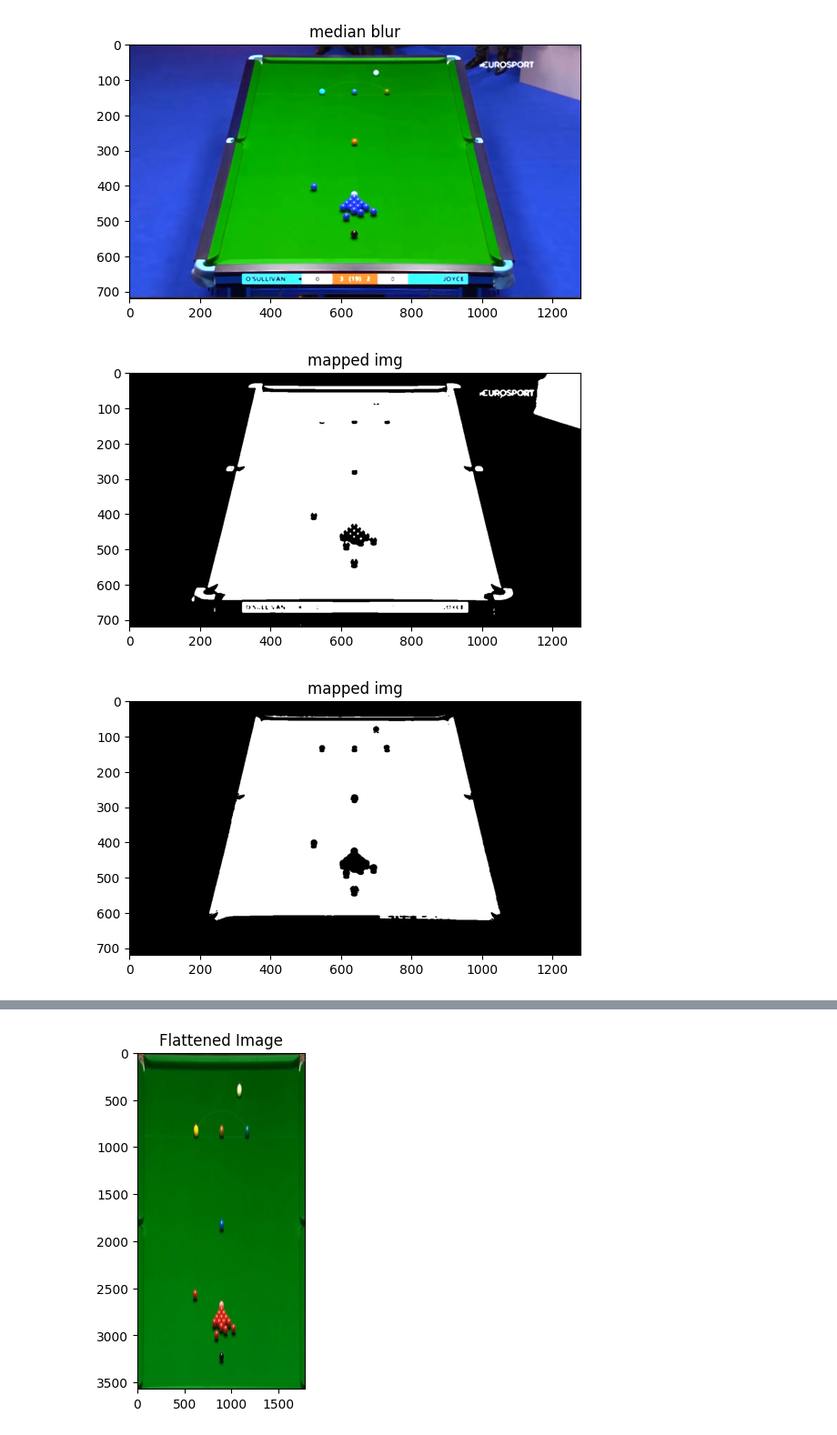
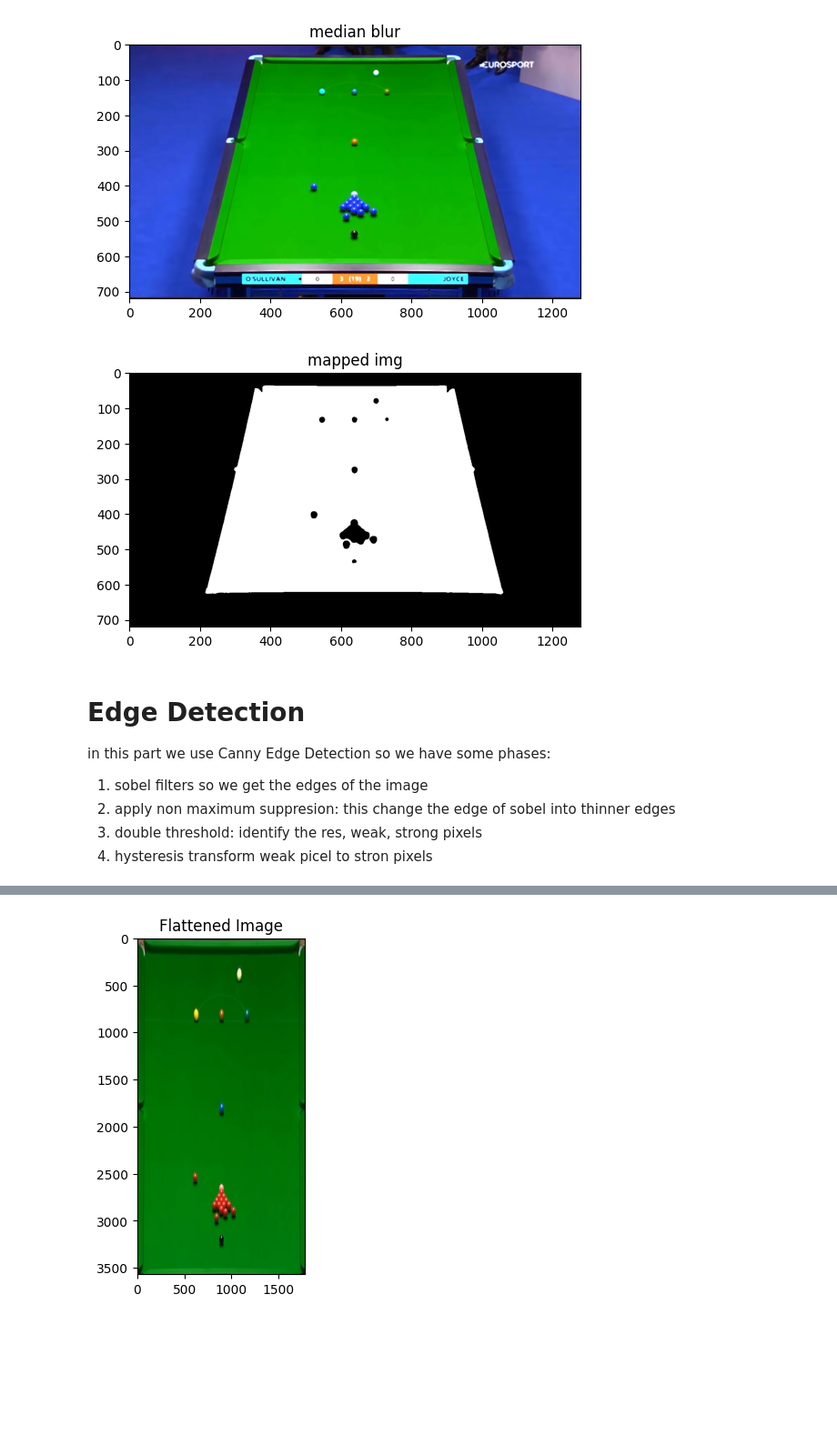
Before and after one commit to SamuelCorecco/Computer_Vision_Project, a Jupyter notebook: Task2.ipynb, the cells around one changed output, grey strips where cells are left out. Shown at 91% size. Cells and saved outputs as stored; diff of their text form; code cells hidden in the pictures; blank space fills up the shorter version.

Commit message:
update all da inizio fino all'area

```diff
--- a/Task2.ipynb
+++ b/Task2.ipynb
@@ -6,74 +11,68 @@ cv2.destroyAllWindows()
 # %%
 image_path = 'test_image.png'
 
 image = cv2.imread(image_path)
 
-# make all color more pure and more contrast
-# This make more clear edges
+# ##################################################
+# STEP 1: remove noise and make color image more pure
+# ##################################################
 
+# With median blur, the value of the center pixel is replaced by the median of all the pixels in the kernel area.
+# this reduces the noise in the image
 def custom_median_blur(image, kernel_size):
     padded_image = np.pad(image, ((kernel_size//2, kernel_size//2), (kernel_size//2, kernel_size//2), (0, 0)), mode='reflect')
     result = np.zeros_like(image)
     for i in range(image.shape[0]):
         for j in range(image.shape[1]):
             for k in range(image.shape[2]):
                 result[i, j, k] = np.median(padded_image[i:i+kernel_size, j:j+kernel_size, k])
     return result
+
+
+# this function is used to make the image more bright
+# increase the value of alpha to make the image more bright
+# decrease the value of beta to make the image more bright
 
 def custom_convert_scale_abs(image, alpha, beta):
     result = alpha * image + beta
     result = np.clip(result, 0, 255).astype(np.uint8)
     return result
 
 image = custom_median_blur(image, 5)
 image = custom_convert_scale_abs(image, 1.5, 0)
 
 plt.imshow(image)
 plt.title('median blur')
 plt.show()
+
+
+# ##################################################
+# STEP 2: convert into a binary image black and white
+# ##################################################
+
+# in this function we convert the image into a binary image
+# if the value of green component is greater than the red and blue component then we set the pixel to 255
+def map_to_gray(image, threshold=1.5):
+    mask = (image[:, :, 1] > image[:, :, 0]*threshold) & (image[:, :, 1] > image[:, :, 2]*threshold)
+    gray_mapped = np.where(mask, 255, 0)
+
+    return gray_mapped.astype(np.uint8)
+
+
+image = map_to_gray(image)
+plt.imshow(image, cmap='gray')
+plt.title('mapped img')
+plt.show()
 # %% [output]
 [figure]
+[figure, added]
-# %%
-# now map to gray scale but only with 2 colors
-# more blue more black more green more white
-def map_to_gray(image):
-    avg_color = np.mean(image, axis=(0, 1))
-    threshold = avg_color[1]
-    gray_mapped = np.where(image[..., 1] > threshold, 255, 0)
-    return gray_mapped.astype(np.uint8)
-
-# map to gray in proportion to the green channel, more green more white
-def map_to_gray2(image):
-    # Compute the average value for each color channel
-    avg_red = np.mean(image[:, :, 0])
-    avg_green = np.mean(image[:, :, 1])
-    avg_blue = np.mean(image[:, :, 2])
-
-    # Create a mask where green is higher than average and red and blue are below their averages
-    mask = (image[:, :, 1] > avg_green) & (image[:, :, 0] < avg_red) & (image[:, :, 2] < avg_blue)
-
-    # Apply the mask to set selected pixels to white, others to black
-    gray_mapped = np.where(mask, 255, 0)
-
-    # Return the resulting image
-    return gray_mapped.astype(np.uint8)
-
-
-image_2 = image.copy()
-image_2 = map_to_gray(image_2)
-
-# show black and white image
-plt.imshow(image_2, cmap='gray')
-plt.title('mapped img')
-plt.show()
-
-image = map_to_gray2(image)
-plt.imshow(image, cmap='gray')
-plt.title('mapped img')
-plt.show()
-# %% [output]
-[figure, removed]
-[figure, removed]
+# %% [markdown]
+# Edge Detection
+in this part we use Canny Edge Detection so we have some phases:
+1. sobel filters so we get the edges of the image
+2. apply non maximum suppresion: this change the edge of sobel into thinner edges
+3. double threshold: identify the res, weak, strong pixels
+4. hysteresis transform weak picel to stron pixels
 # %%
 
 from scipy.ndimage import gaussian_filter, convolve
```
Also changed, not shown: parts of 12 cells of this notebook.
